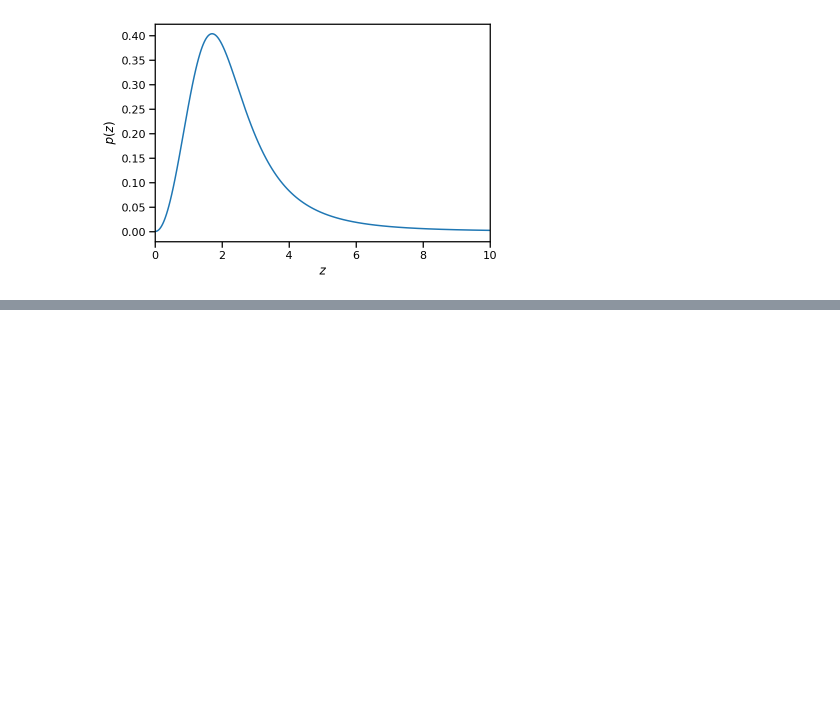
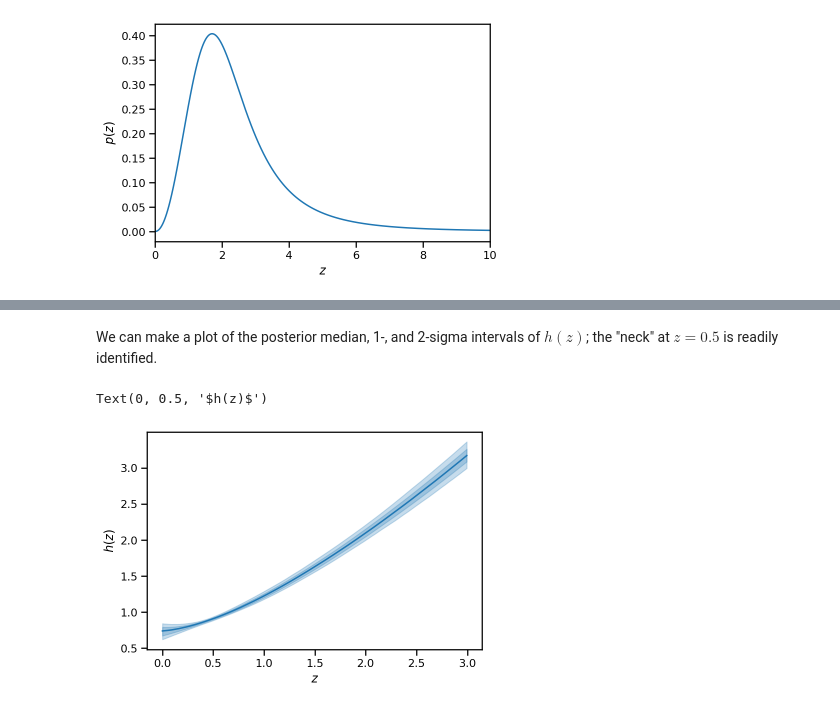
Before and after one commit to farr/PymcCosmology, a Jupyter notebook: notebooks/examples.ipynb, the cells around one changed output, grey strips where cells are left out. Cells and saved outputs as stored; diff of their text form; code cells hidden in the pictures; blank space fills up the shorter version.

```diff
--- a/notebooks/examples.ipynb
+++ b/notebooks/examples.ipynb
@@ -122,0 +214,23 @@ array([[<AxesSubplot:ylabel='h'>, <AxesSubplot:>, <AxesSubplot:>],
+# %%
+trace.posterior = trace.posterior.assign_coords(zinterp=zi)
+post = trace.posterior
+z = post.coords['zinterp']
+h = post.h
+Om = post.Om
+w = post.w
+
+h,Om,w,z = xr.broadcast(h, Om, w, z)
+hz = h*Ez(array(z), array(Om), array(w)).eval()
+post['hz'] = hz
+# %% [markdown]
+We can make a plot of the posterior median, 1-, and 2-sigma intervals of $h(z)$; the "neck" at $z = 0.5$ is readily identified.
+# %%
+p = post.sel(zinterp=slice(0,3))
+l, = plot(p.coords['zinterp'], p.hz.median(dim=['chain', 'draw']))
+fill_between(p.coords['zinterp'], p.hz.quantile(0.84, dim=['chain', 'draw']), p.hz.quantile(0.16, dim=['chain', 'draw']), alpha=0.25, color=l.get_color())
+fill_between(p.coords['zinterp'], p.hz.quantile(0.975, dim=['chain', 'draw']), p.hz.quantile(0.025, dim=['chain', 'draw']), alpha=0.25, color=l.get_color())
+xlabel(r'$z$')
+ylabel(r'$h(z)$')
+# %% [output]
+Text(0, 0.5, '$h(z)$')
+[figure, added]
```
Also changed, not shown: parts of 27 cells of this notebook.
